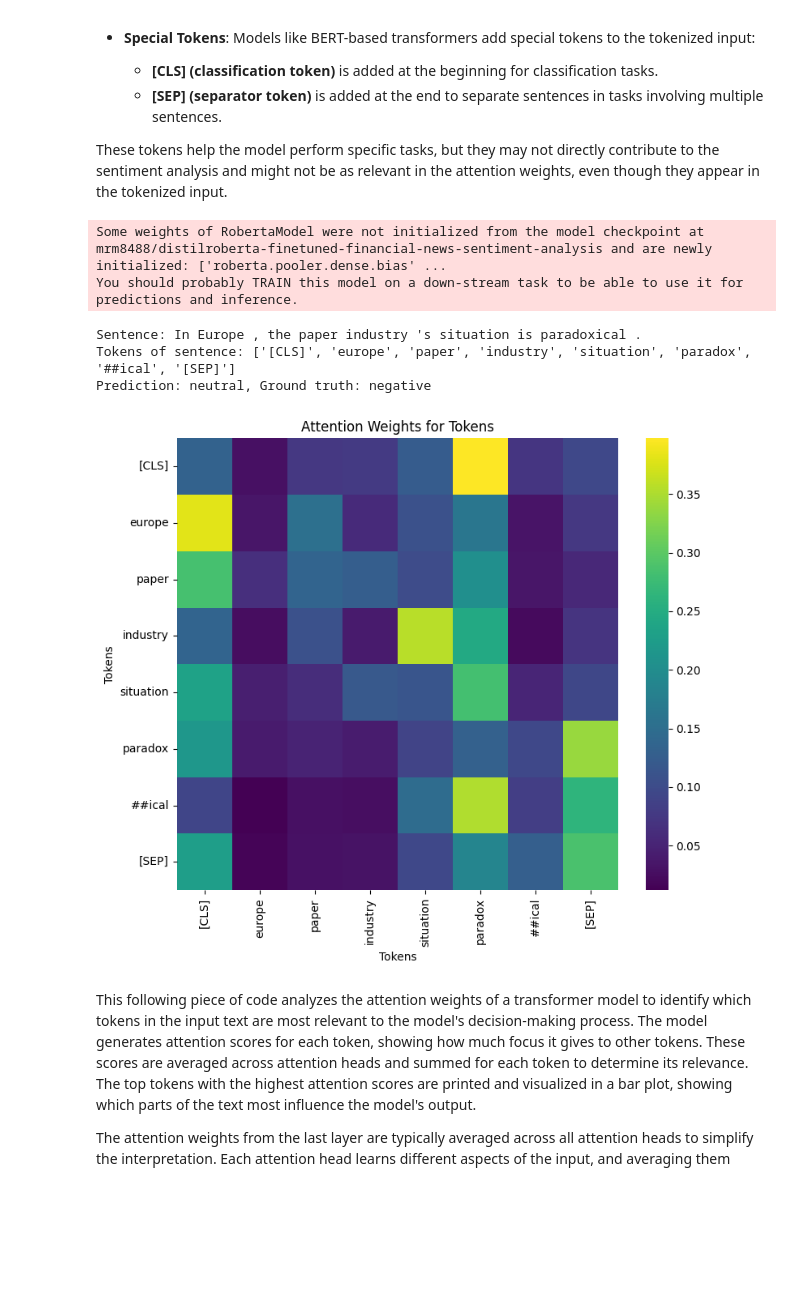
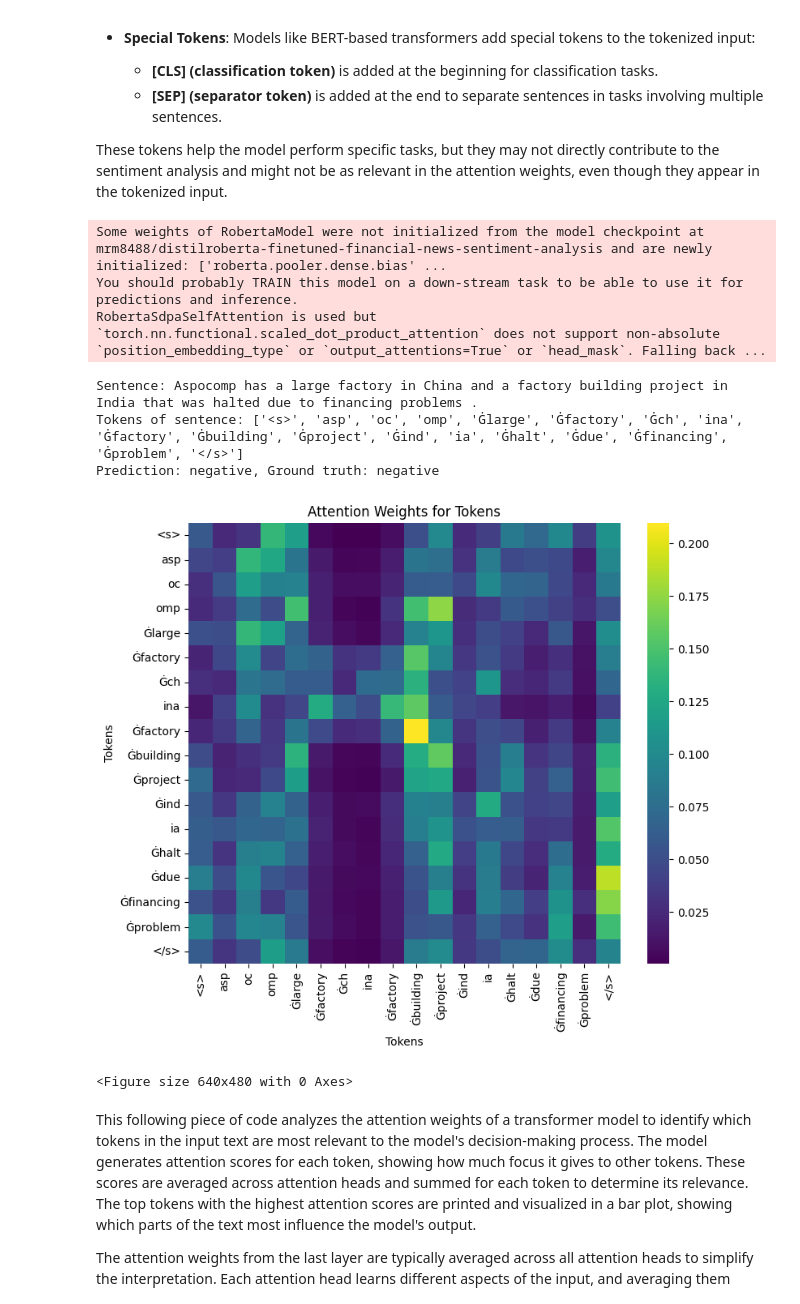
Before and after one commit to Gabriele-Sormani/BusinessIntelligenceProject, a Jupyter notebook: project_BusinessIntelligence.ipynb, the cells around one changed output. Cells and saved outputs as stored; diff of their text form; code cells hidden in the pictures; blank space fills up the shorter version.

```diff
--- a/project_BusinessIntelligence.ipynb
+++ b/project_BusinessIntelligence.ipynb
@@ -165,0 +142,11 @@ WARNING:sentence_transformers.SentenceTransformer:No sentence-transformers model
+# %%
+from sentence_transformers import SentenceTransformer
+
+# Carica il modello mrm8488/distilroberta-finetuned-financial-news-sentiment-analysis
+distilroberta_model = SentenceTransformer('mrm8488/distilroberta-finetuned-financial-news-sentiment-analysis')
+
+# Genera gli embedding per ogni documento
+data['embedding_distilroberta'] = data['text'].apply(lambda x: distilroberta_model.encode(x))
+
+# Visualizza i primi risultati
+print(data[['text', 'embedding_distilroberta']].head())
@@ -211,7 +223,7 @@ Dataset caricato in ChromaDB con successo!
 ### ChromaDB queries
 # %%
 import chromadb
-pathDB="/content/gdrive/My Drive/Colab Notebooks/dataset/ChromaDB"
+pathDB="/content/gdrive/My Drive/Colab Notebooks/dataset/ChromaDBRoberta"
 
 client = chromadb.PersistentClient(path=pathDB)  # or HttpClient()
 collections = client.list_collections()
@@ -222,12 +234,8 @@ collection = client.get_or_create_collection(name=collection_name)
 # %% [output]
 [Collection(name=sentiment_embeddings)]
 # %%
-# function to perform a search query
-finbert_model = SentenceTransformer('ProsusAI/finbert')
-
 def search_query(collection, query_text, n_results=3):
-    # create embedding for the query using FinBERT
-    query_embedding = finbert_model.encode(query_text)
+    query_embedding = distilroberta_model.encode(query_text)
 
     # perform the search
     results = collection.query(
@@ -486,43 +494,47 @@ import seaborn as sns
 
 #index = 7
 #index = 9
-index = 10
+index = 6
 #index = 15
 
 model = AutoModel.from_pretrained("mrm8488/distilroberta-finetuned-financial-news-sentiment-analysis", output_attentions=True)
-tokenizer = AutoTokenizer.from_pretrained("ProsusAI/finbert")
+#tokenizer = AutoTokenizer.from_pretrained("ProsusAI/finbert")
+tokenizer = AutoTokenizer.from_pretrained("mrm8488/distilroberta-finetuned-financial-news-sentiment-analysis")
 
 # tokenize queries
 inputs = tokenizer(cleaned_text_result_query[index], return_tensors="pt", truncation=True)
 tokens = tokenizer.convert_ids_to_tokens(inputs["input_ids"][0])
 print(f"Sentence: {text_result_query[index]}")
 print(f"Tokens of sentence: {tokens}")
 print(f"Prediction: {actual_labels[index]}, Ground truth: {predicted_labels[index]}")
 
 # get attention weights
 outputs = model(**inputs)
 attentions = outputs.attentions  # List of attention weights for each layer
 
 # extract attention weights for the last layer and first attention head
 last_layer_attention = attentions[-1][0][0].detach().numpy()  # Shape: [seq_len, seq_len]
 
 # plot the heatmap with tokens as axis labels
 plt.figure(figsize=(8, 7))
 sns.heatmap(last_layer_attention, xticklabels=tokens, yticklabels=tokens, cmap="viridis", cbar=True)
 plt.title("Attention Weights for Tokens")
 plt.xlabel("Tokens")
 plt.ylabel("Tokens")
 plt.xticks(rotation=90)  # Rotate x-axis labels for readability
 plt.yticks(rotation=0)
 plt.tight_layout()
 plt.show()
+plt.savefig('attention_heatmap.png')
 # %% [output]
 Some weights of RobertaModel were not initialized from the model checkpoint at mrm8488/distilroberta-finetuned-financial-news-sentiment-analysis and are newly initialized: ['roberta.pooler.dense.bias' ...
 You should probably TRAIN this model on a down-stream task to be able to use it for predictions and inference.
+RobertaSdpaSelfAttention is used but `torch.nn.functional.scaled_dot_product_attention` does not support non-absolute `position_embedding_type` or `output_attentions=True` or `head_mask`. Falling back ...
-Sentence: In Europe , the paper industry 's situation is paradoxical .
-Tokens of sentence: ['[CLS]', 'europe', 'paper', 'industry', 'situation', 'paradox', '##ical', '[SEP]']
-Prediction: neutral, Ground truth: negative
+Sentence: Aspocomp has a large factory in China and a factory building project in India that was halted due to financing problems .
+Tokens of sentence: ['<s>', 'asp', 'oc', 'omp', 'Ġlarge', 'Ġfactory', 'Ġch', 'ina', 'Ġfactory', 'Ġbuilding', 'Ġproject', 'Ġind', 'ia', 'Ġhalt', 'Ġdue', 'Ġfinancing', 'Ġproblem', '</s>']
+Prediction: negative, Ground truth: negative
-[figure, old version]
+[figure, new version]
+<Figure size 640x480 with 0 Axes>
 # %% [markdown]
 This following piece of code analyzes the attention weights of a transformer model to identify which tokens in the input text are most relevant to the model's decision-making process. The model generates attention scores for each token, showing how much focus it gives to other tokens. These scores are averaged across attention heads and summed for each token to determine its relevance. The top tokens with the highest attention scores are printed and visualized in a bar plot, showing which parts of the text most influence the model's output.
 
```
Also changed, not shown: parts of 36 cells of this notebook.
